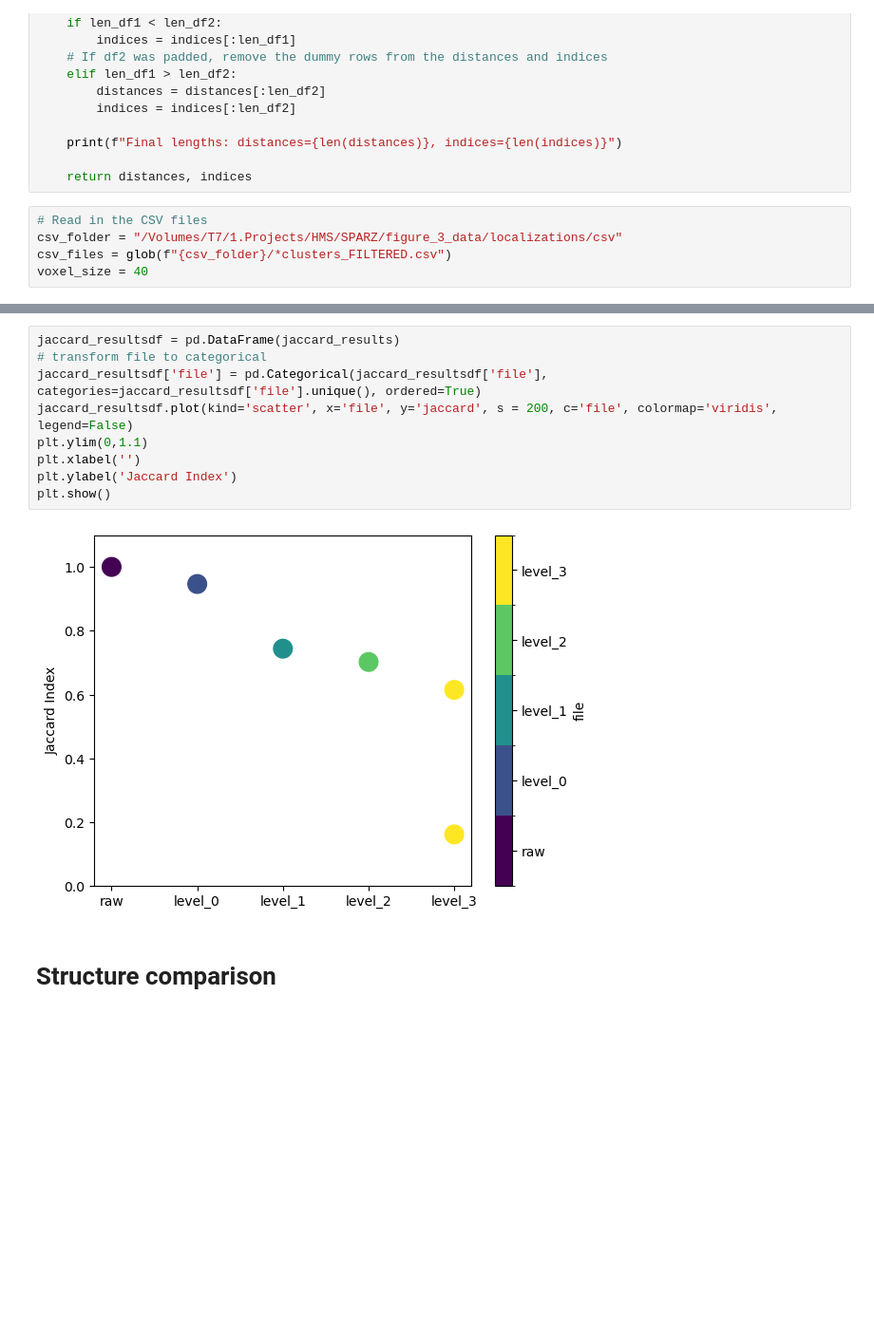
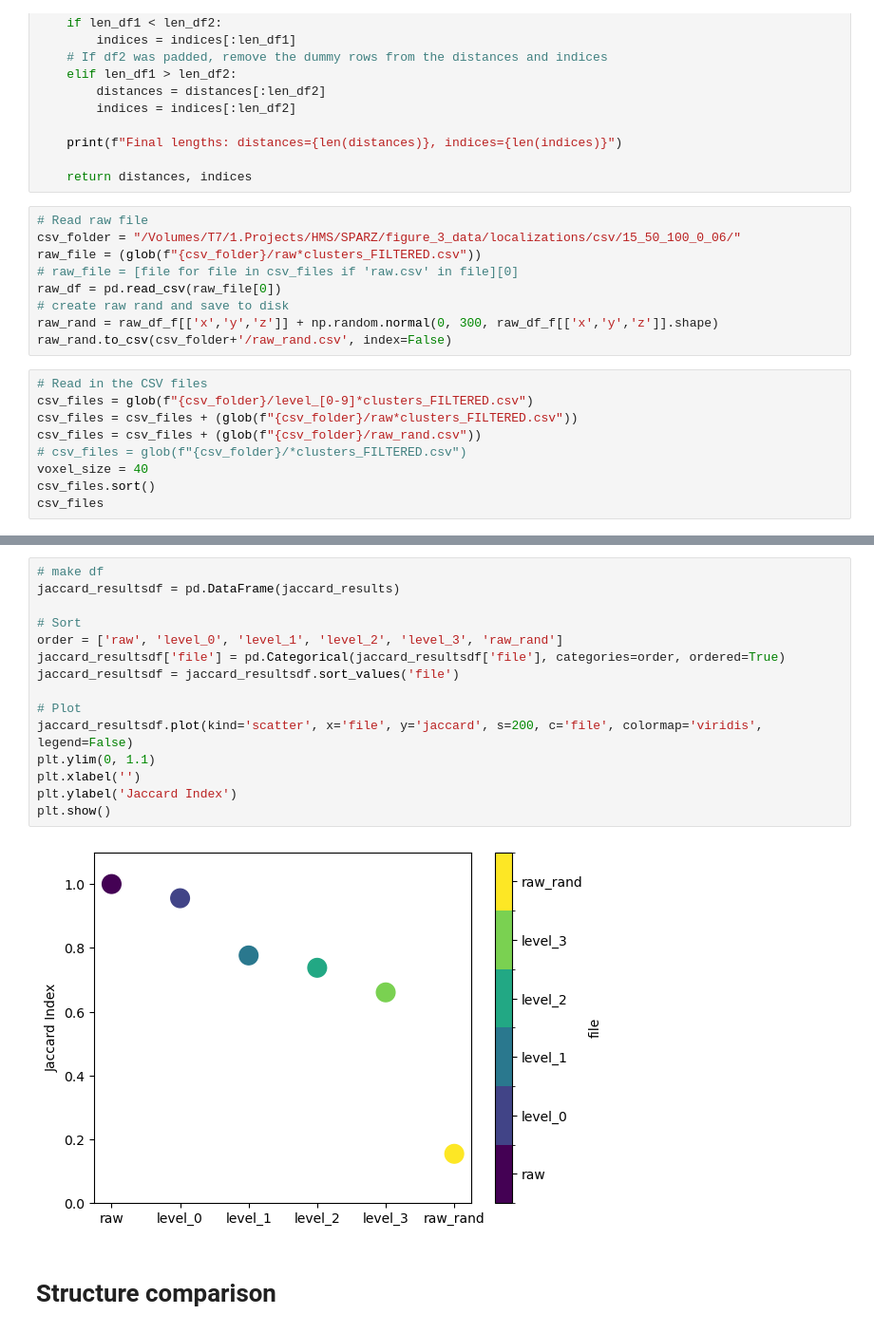
Before and after one commit to dgound/SPARZ, a Jupyter notebook: extra_code/plot_figure_3.ipynb, the cells around one changed output, grey strips where cells are left out. Shown at 95% size. Saved outputs shown, nothing was run; the diff lists cells and outputs as text; blank space fills up the shorter version.

```diff
--- a/extra_code/plot_figure_3.ipynb
+++ b/extra_code/plot_figure_3.ipynb
@@ -439,8 +439,21 @@ def compute_nearest_neighbours(df1, df2, n_neighbors=1, algorithm='ball_tree'):
     print(f"Final lengths: distances={len(distances)}, indices={len(indices)}")
 
     return distances, indices
+# %%
+# Read raw file
+csv_folder = "/Volumes/T7/1.Projects/HMS/SPARZ/figure_3_data/localizations/csv/15_50_100_0_06/"
+raw_file = (glob(f"{csv_folder}/raw*clusters_FILTERED.csv"))
+# raw_file = [file for file in csv_files if 'raw.csv' in file][0]
+raw_df = pd.read_csv(raw_file[0])
+# create raw rand and save to disk
+raw_rand = raw_df_f[['x','y','z']] + np.random.normal(0, 300, raw_df_f[['x','y','z']].shape)
+raw_rand.to_csv(csv_folder+'/raw_rand.csv', index=False)
 # %%
 # Read in the CSV files
-csv_folder = "/Volumes/T7/1.Projects/HMS/SPARZ/figure_3_data/localizations/csv"
-csv_files = glob(f"{csv_folder}/*clusters_FILTERED.csv")
+csv_files = glob(f"{csv_folder}/level_[0-9]*clusters_FILTERED.csv")
+csv_files = csv_files + (glob(f"{csv_folder}/raw*clusters_FILTERED.csv"))
+csv_files = csv_files + (glob(f"{csv_folder}/raw_rand.csv"))
+# csv_files = glob(f"{csv_folder}/*clusters_FILTERED.csv")
 voxel_size = 40
+csv_files.sort()
+csv_files
@@ -560,14 +593,20 @@ Final lengths: distances=26273, indices=26273
 # %%
+# make df
 jaccard_resultsdf = pd.DataFrame(jaccard_results)
-# transform file to categorical
-jaccard_resultsdf['file'] = pd.Categorical(jaccard_resultsdf['file'], categories=jaccard_resultsdf['file'].unique(), ordered=True)
-jaccard_resultsdf.plot(kind='scatter', x='file', y='jaccard', s = 200, c='file', colormap='viridis', legend=False)
-plt.ylim(0,1.1)
+
+# Sort
+order = ['raw', 'level_0', 'level_1', 'level_2', 'level_3', 'raw_rand']
+jaccard_resultsdf['file'] = pd.Categorical(jaccard_resultsdf['file'], categories=order, ordered=True)
+jaccard_resultsdf = jaccard_resultsdf.sort_values('file')
+
+# Plot
+jaccard_resultsdf.plot(kind='scatter', x='file', y='jaccard', s=200, c='file', colormap='viridis', legend=False)
+plt.ylim(0, 1.1)
 plt.xlabel('')
 plt.ylabel('Jaccard Index')
 plt.show()
 # %% [output]
-[figure, old version]
+[figure, new version]
 # %% [markdown]
 # Structure comparison
 # %%
```
Also changed, not shown: parts of 16 cells of this notebook.
